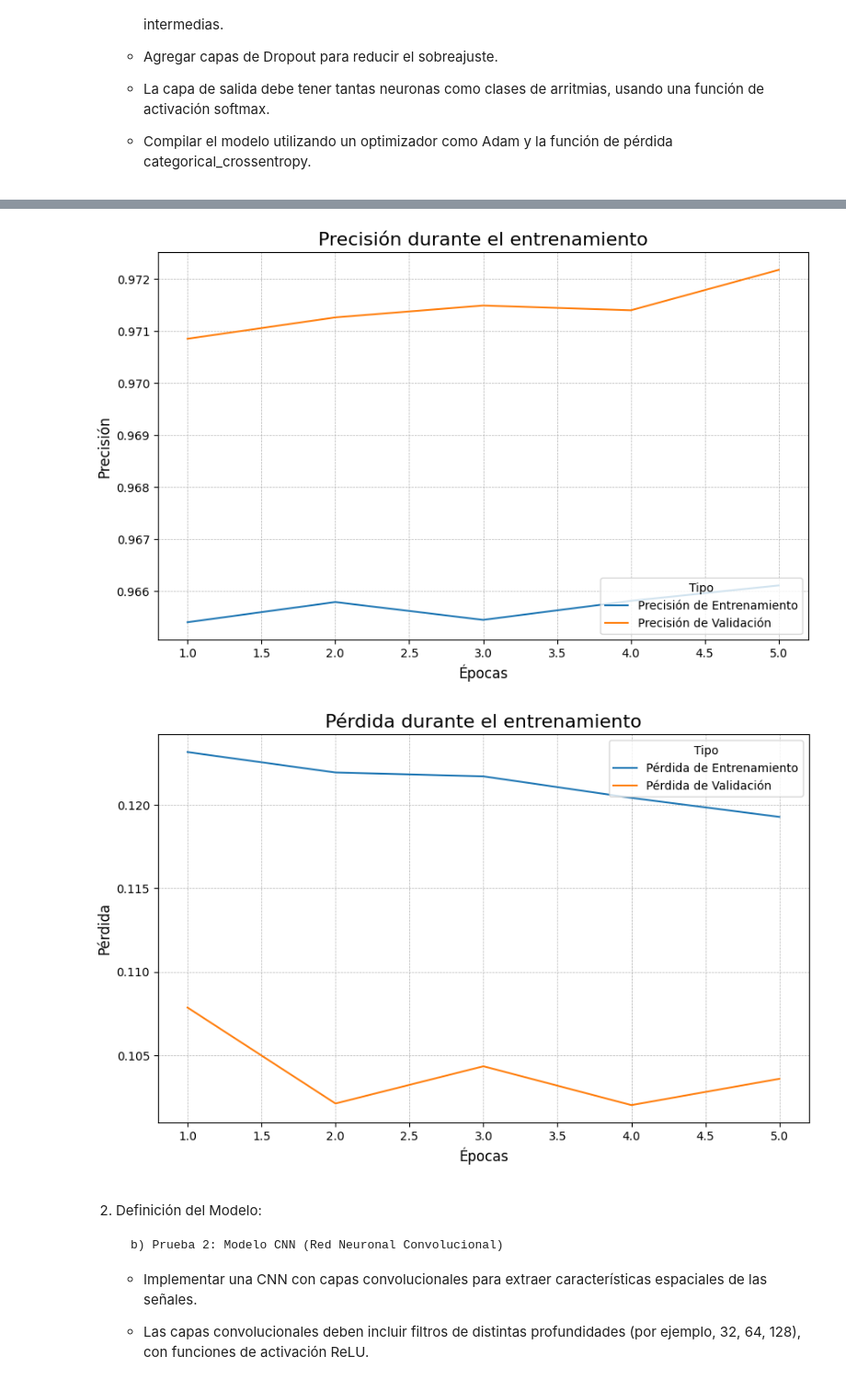
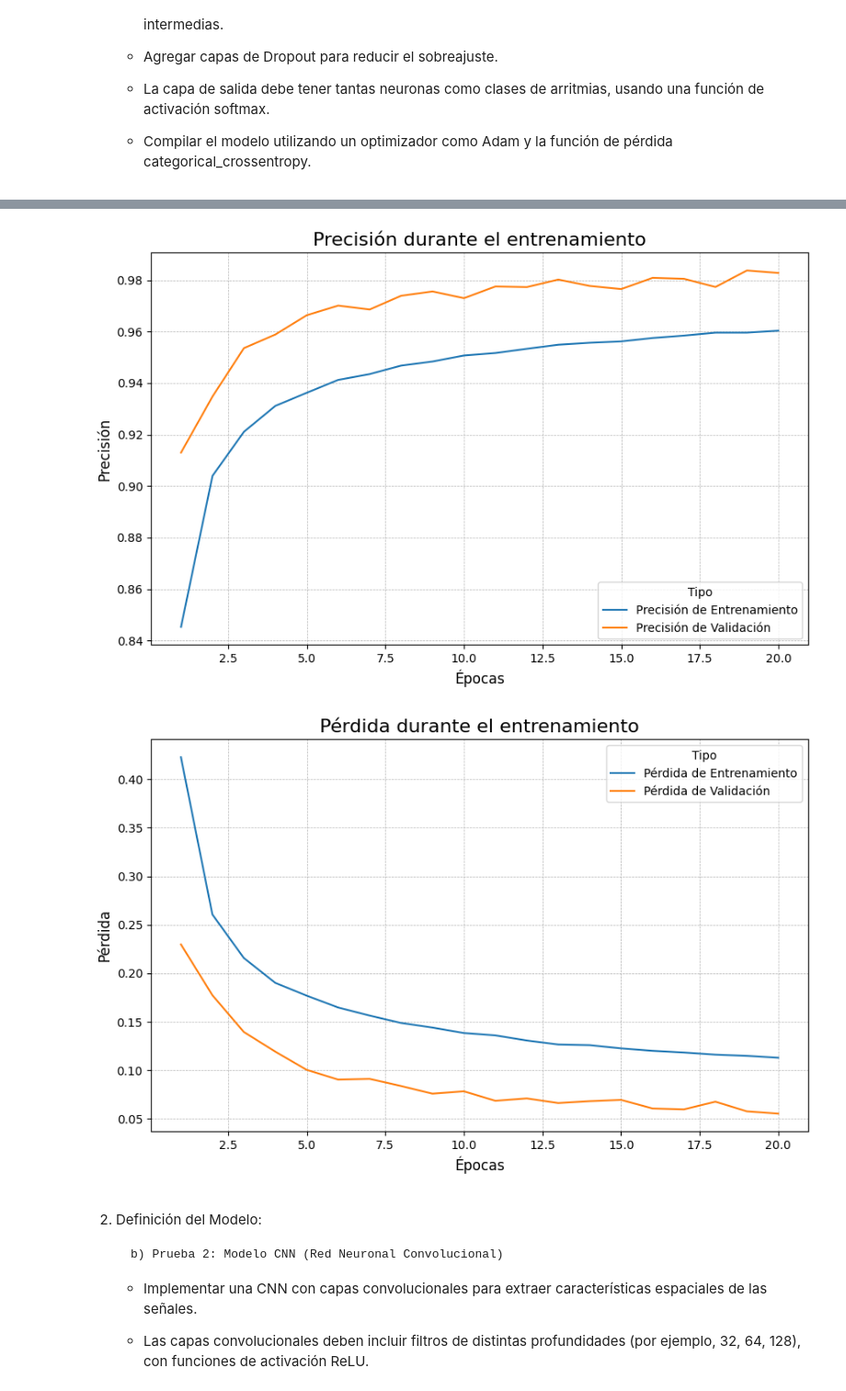
Before and after one commit to MallyMartinez/sem_IA2, a Jupyter notebook: proyect/proyect.ipynb, the cells around one changed output, grey strips where cells are left out. Shown at 92% size. Cells and saved outputs as stored; diff of their text form; code cells hidden in the pictures.

```diff
--- a/proyect/proyect.ipynb
+++ b/proyect/proyect.ipynb
@@ -279,3 +368,18 @@ ecg_plot.show()
+# %%
+x_train = x_train.values.reshape(x_train.shape[0], -1, 1)               # Cambiar la forma de los datos para que sean compatibles con CNN
+x_val = x_val.values.reshape(x_val.shape[0], -1, 1)
+x_test = x_test.values.reshape(x_test.shape[0], -1, 1)
+
+y_train = tf.keras.utils.to_categorical(y_train)                        # Convertir las etiquetas a formato one-hot encoding
+y_val = tf.keras.utils.to_categorical(y_val)
+y_test = tf.keras.utils.to_categorical(y_test)
+
+print('x_train shape: ', x_train.shape)                                 # Verificar las dimensiones de los conjuntos después del preprocesamiento
+print('y_train shape: ', y_train.shape)
+print('x_val shape: ', x_val.shape)
+print('y_val shape: ', y_val.shape)
+print('x_test shape: ', x_test.shape)
+print('y_test shape: ', y_test.shape)
 # %% [markdown]
 2.	Definición del Modelo:
 
@@ -407,0 +448,21 @@ Modelo actualizado guardado exitosamente.
+# %%
+# Guardar el mejor modelo
+checkpoint = ModelCheckpoint( filepath='modelo_ann_checkpoint.h5', save_best_only=True, monitor='val_loss', verbose=1)
+early_stopping = EarlyStopping(monitor='val_loss', patience=5, restore_best_weights=True)
+
+# Entrenar el modelo
+history = modelo_ann.fit(
+    x_train, y_train,  # Datos de entrenamiento
+    validation_data=(x_val, y_val),  # Datos de validación
+    epochs=20,
+    batch_size=64,
+    callbacks=[checkpoint, early_stopping]
+)
+
+# Evaluar el modelo con el conjunto de prueba
+print("\nCargando el mejor modelo desde el checkpoint...")
+modelo_ann = tf.keras.models.load_model('modelo_ann_checkpoint.h5')
+
+loss, accuracy = modelo_ann.evaluate(x_test, y_test)
+print(f"\nPérdida en prueba: {loss:.4f}")
+print(f"Precisión en prueba: {accuracy:.4f}")
@@ -416,36 +495,36 @@ def plot_metrics(history):
         'Pérdida de Entrenamiento': history.history['loss'],
         'Pérdida de Validación': history.history['val_loss']
     })
 
     # Plot de Precisión
     plt.figure(figsize=(10, 6))
     sns.lineplot(x='Época', y='value', hue='variable',
                  data=metrics_df.melt(id_vars=['Época'], value_vars=[
                      'Precisión de Entrenamiento', 'Precisión de Validación']))
     plt.title('Precisión durante el entrenamiento', fontsize=16)
     plt.xlabel('Épocas', fontsize=12)
     plt.ylabel('Precisión', fontsize=12)
     plt.legend(title='Tipo', loc='lower right')
     plt.grid(visible=True, linestyle='--', linewidth=0.5)
     plt.show()
 
     # Plot de Pérdida
     plt.figure(figsize=(10, 6))
     sns.lineplot(x='Época', y='value', hue='variable',
                  data=metrics_df.melt(id_vars=['Época'], value_vars=[
                      'Pérdida de Entrenamiento', 'Pérdida de Validación']))
     plt.title('Pérdida durante el entrenamiento', fontsize=16)
     plt.xlabel('Épocas', fontsize=12)
     plt.ylabel('Pérdida', fontsize=12)
     plt.legend(title='Tipo', loc='upper right')
     plt.grid(visible=True, linestyle='--', linewidth=0.5)
     plt.show()
 
 # Llamar a la función para graficar
-plot_metrics(history_extra)
+plot_metrics(history)
 # %% [output]
-[figure, old version]
+[figure, new version]
-[figure, old version]
+[figure, new version]
 # %% [markdown]
 
 2.	Definición del Modelo:
```
Also changed, not shown: parts of 15 cells of this notebook.
